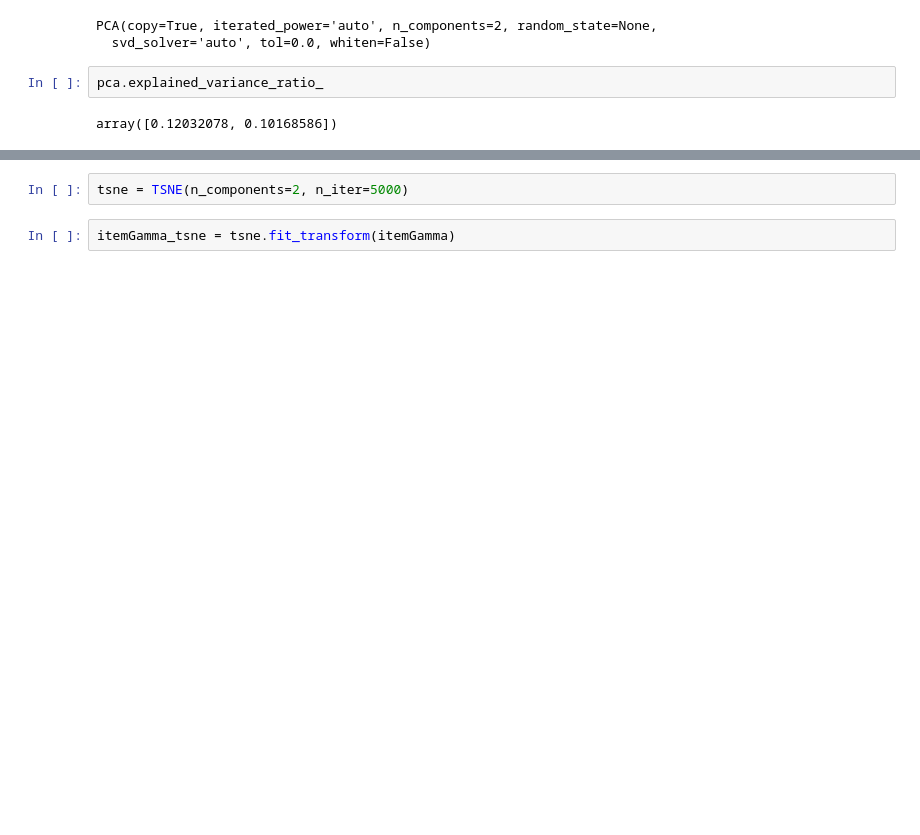
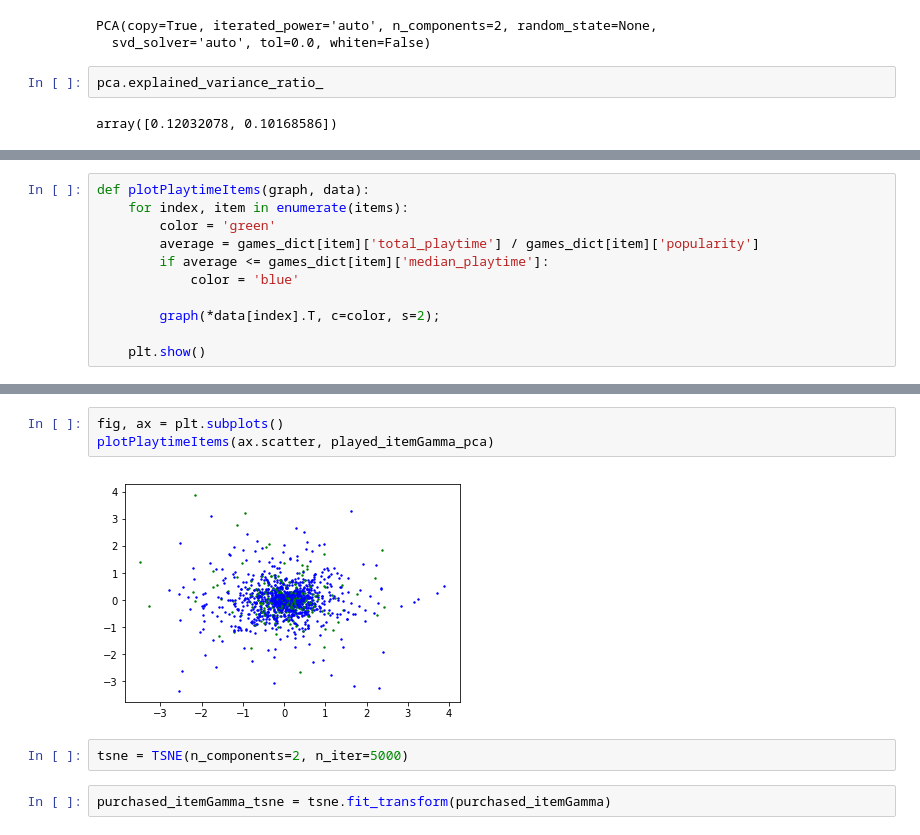
Before and after one commit to c3duan/Steam-Engagement-Predictor, a Jupyter notebook: Latent_Space_Visualization.ipynb, the cells around one changed output, grey strips where cells are left out. Drawn from its saved outputs; the diff is of its cells as text; blank space fills up the shorter version.

```diff
--- a/Latent_Space_Visualization.ipynb
+++ b/Latent_Space_Visualization.ipynb
@@ -106,0 +140,11 @@ interactive(children=(IntSlider(value=10, description='dist', max=10), Output())
+# %%
+def plotPlaytimeItems(graph, data):
+    for index, item in enumerate(items):
+        color = 'green'
+        average = games_dict[item]['total_playtime'] / games_dict[item]['popularity']
+        if average <= games_dict[item]['median_playtime']:
+            color = 'blue'
+
+        graph(*data[index].T, c=color, s=2);
+
+    plt.show()
@@ -107,7 +180,12 @@ interactive(children=(IntSlider(value=10, description='dist', max=10), Output())
+# %%
+fig, ax = plt.subplots()
+plotPlaytimeItems(ax.scatter, played_itemGamma_pca)
+# %% [output]
+[figure, added]
 # %%
 tsne = TSNE(n_components=2, n_iter=5000)
 # %%
-itemGamma_tsne = tsne.fit_transform(itemGamma)
+purchased_itemGamma_tsne = tsne.fit_transform(purchased_itemGamma)
 # %%
 tsne.kl_divergence_
 # %% [output]
```
Also changed, not shown: parts of 37 cells of this notebook, 1 other file.
